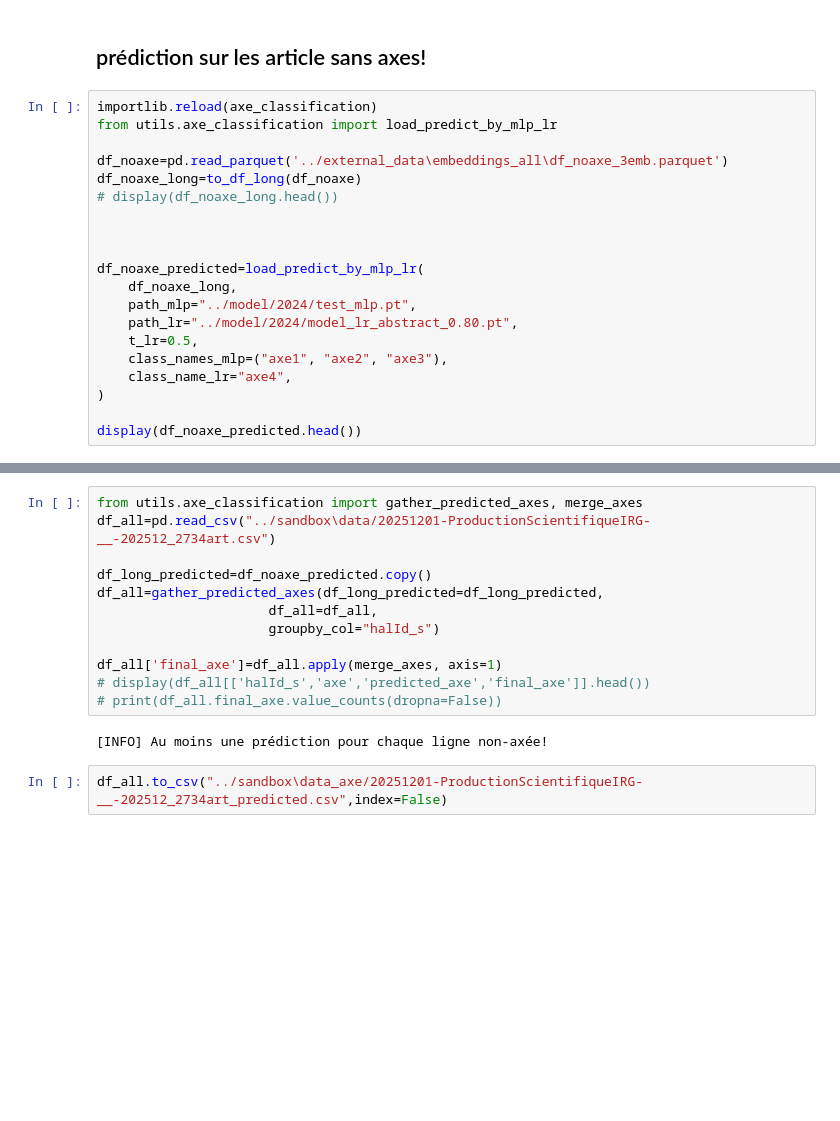
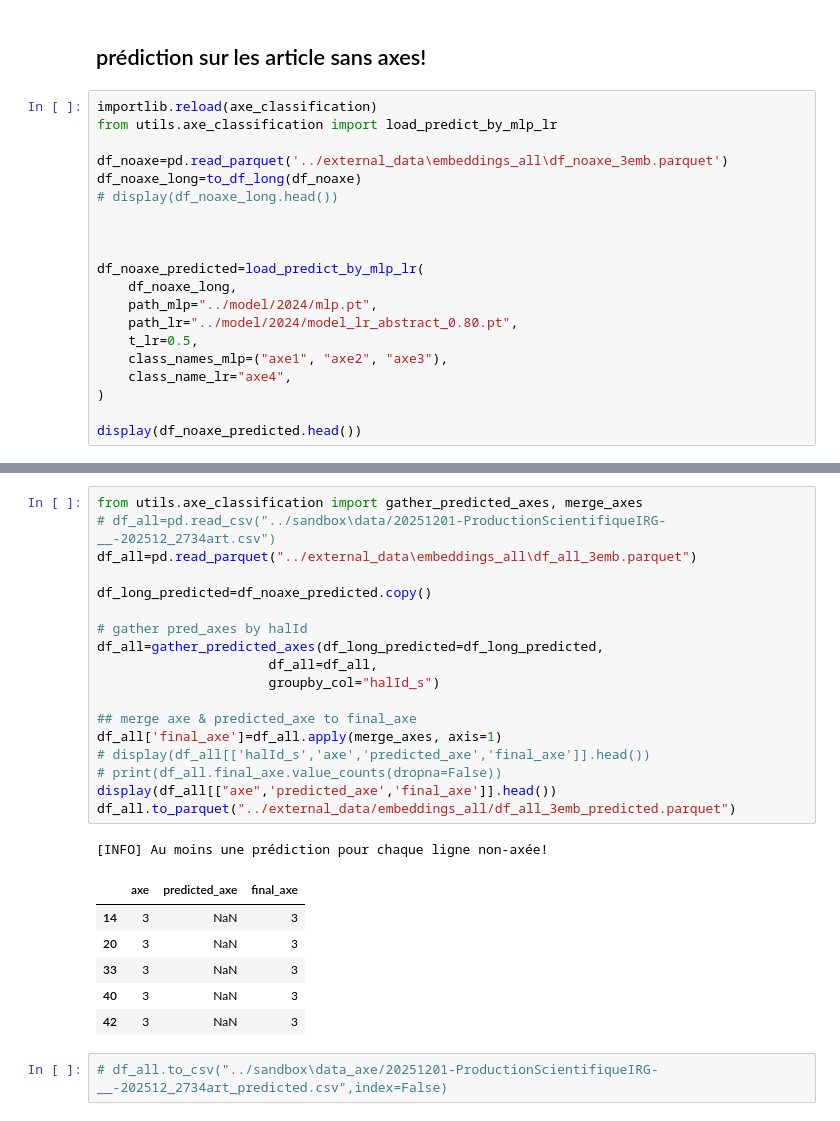
Before and after one commit to yeliu-dh/hal_insight, a Jupyter notebook: notebooks/test_trainclf.ipynb, the cells around one changed output, grey strips where cells are left out. Drawn from its saved outputs; the diff is of its cells as text; blank space fills up the shorter version.

```diff
--- a/notebooks/test_trainclf.ipynb
+++ b/notebooks/test_trainclf.ipynb
@@ -524,7 +605,7 @@ df_noaxe_long=to_df_long(df_noaxe)
 
 df_noaxe_predicted=load_predict_by_mlp_lr(
     df_noaxe_long,
-    path_mlp="../model/2024/test_mlp.pt",
+    path_mlp="../model/2024/mlp.pt",
     path_lr="../model/2024/model_lr_abstract_0.80.pt",
     t_lr=0.5,
     class_names_mlp=("axe1", "axe2", "axe3"),
@@ -543,17 +624,29 @@ display(df_noaxe_predicted.head())
 | 4 | [-0.026050236, -0.036349155, -0.0... | hal-05388364 | abstract | 0.0 | 0.0 | 0.0 | 0.0 | 2 | [0.0, 0.0, 1.0] | 0 | ... |
 # %%
 from utils.axe_classification import gather_predicted_axes, merge_axes
-df_all=pd.read_csv("../sandbox\data/20251201-ProductionScientifiqueIRG-__-202512_2734art.csv")
+# df_all=pd.read_csv("../sandbox\data/20251201-ProductionScientifiqueIRG-__-202512_2734art.csv")
+df_all=pd.read_parquet("../external_data\embeddings_all\df_all_3emb.parquet")
 
 df_long_predicted=df_noaxe_predicted.copy()
+
+# gather pred_axes by halId
 df_all=gather_predicted_axes(df_long_predicted=df_long_predicted,
                       df_all=df_all,
                       groupby_col="halId_s")
 
+## merge axe & predicted_axe to final_axe
 df_all['final_axe']=df_all.apply(merge_axes, axis=1)
 # display(df_all[['halId_s','axe','predicted_axe','final_axe']].head())
 # print(df_all.final_axe.value_counts(dropna=False))
+display(df_all[["axe",'predicted_axe','final_axe']].head())
+df_all.to_parquet("../external_data/embeddings_all/df_all_3emb_predicted.parquet")
 # %% [output]
 [INFO] Au moins une prédiction pour chaque ligne non-axée!
+|  | axe | predicted_axe | final_axe |
+| 14 | 3 | NaN | 3 |
+| 20 | 3 | NaN | 3 |
+| 33 | 3 | NaN | 3 |
+| 40 | 3 | NaN | 3 |
+| 42 | 3 | NaN | 3 |
 # %%
-df_all.to_csv("../sandbox\data_axe/20251201-ProductionScientifiqueIRG-__-202512_2734art_predicted.csv",index=False)
+# df_all.to_csv("../sandbox\data_axe/20251201-ProductionScientifiqueIRG-__-202512_2734art_predicted.csv",index=False)
```
Also changed, not shown: parts of 16 cells of this notebook, 10 other files.
